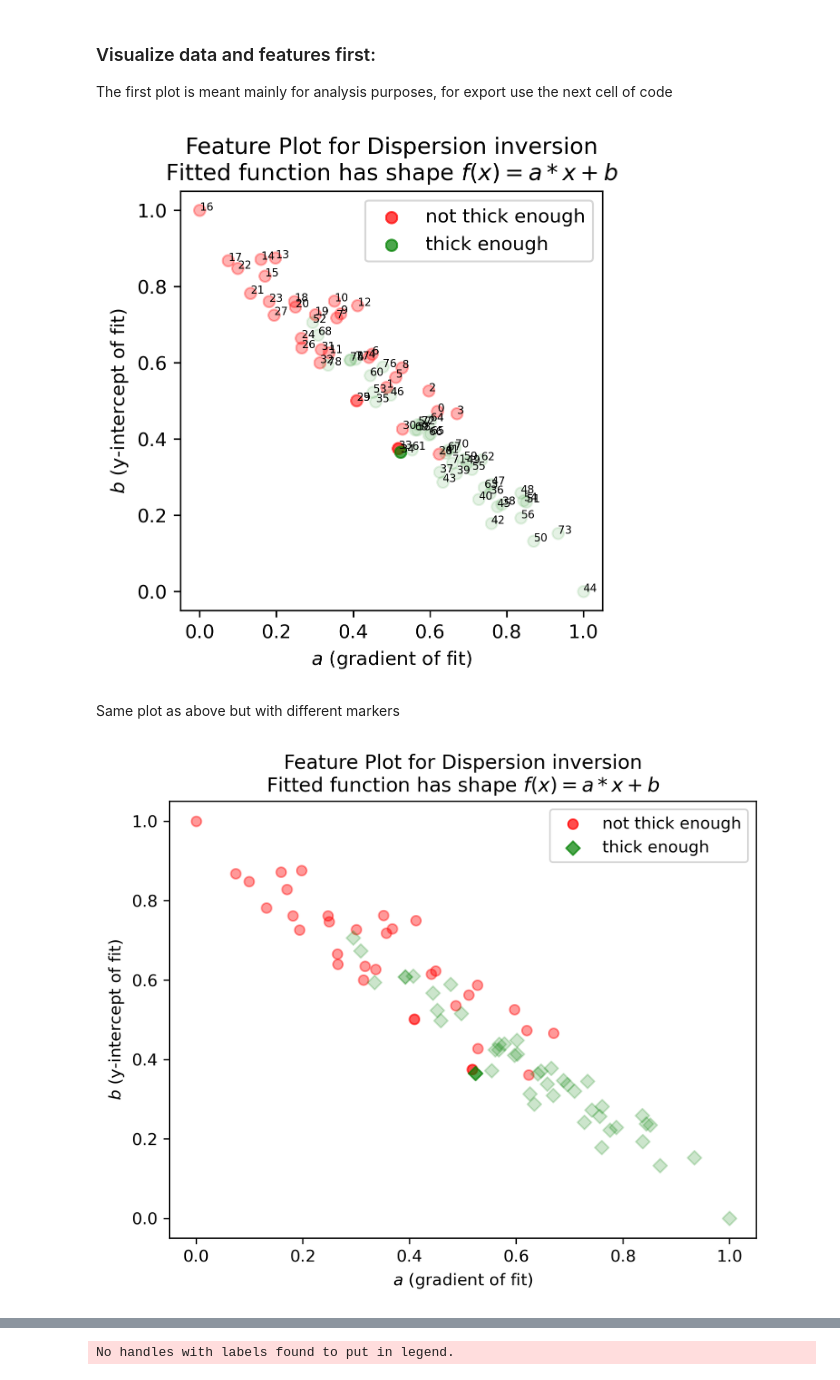
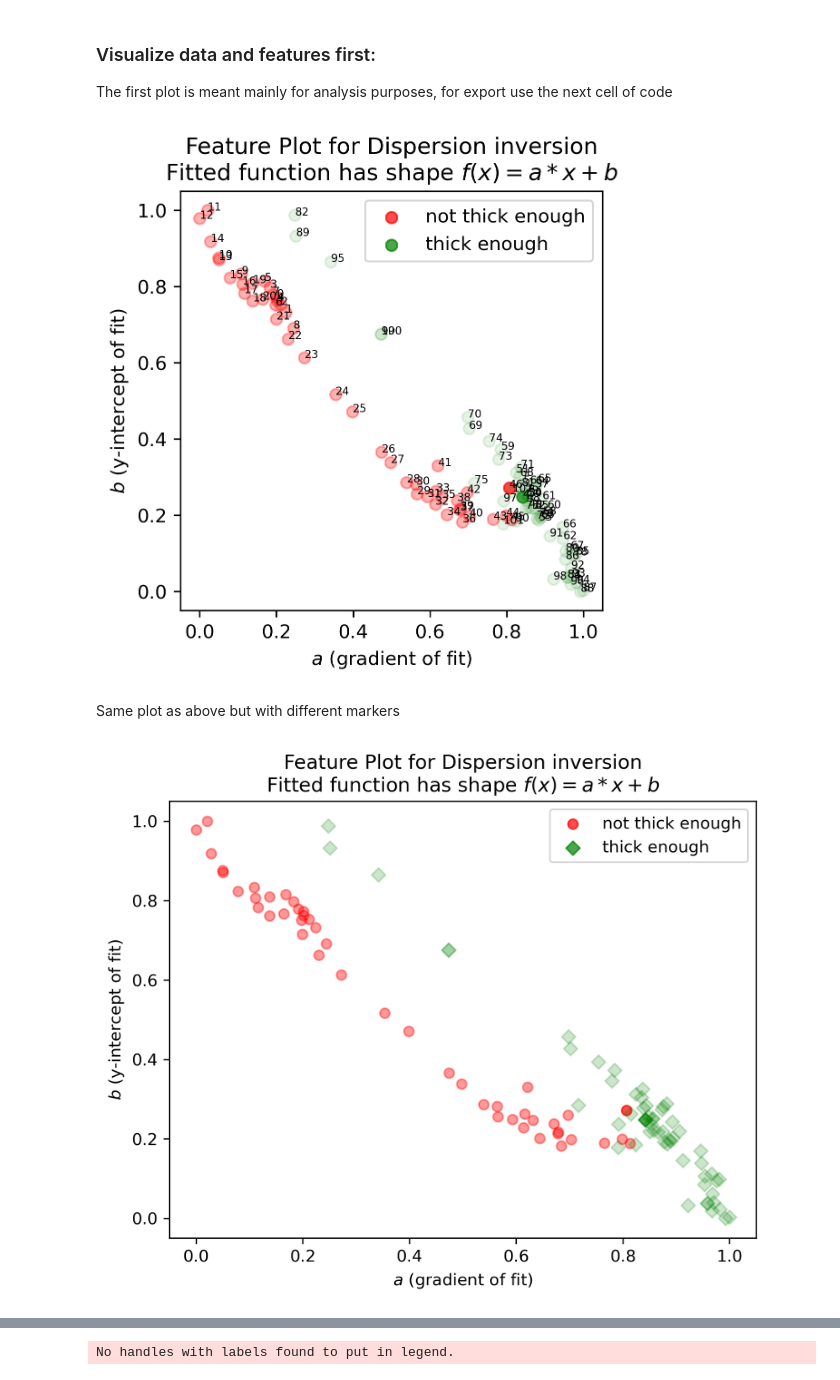
Before and after one commit to sjmxschm/ml_dl_wave_inversion, a Jupyter notebook: analysis_sklearn/analysis_sklearn.ipynb, the cells around one changed output, grey strips where cells are left out. Drawn from its saved outputs; the diff is of its cells as text; code cells hidden in the pictures.

Commit message:
adjusted plots for regression analysis in case of going beyond classification

```diff
--- a/analysis_sklearn/analysis_sklearn.ipynb
+++ b/analysis_sklearn/analysis_sklearn.ipynb
@@ -88,7 +88,8 @@ FileNotFoundError: [WinError 3] Das System kann den angegebenen Pfad nicht finde
 # %% [markdown]
 Load fully locally created dataset from all data:
 # %%
-X, y = load_X_y_data('lin_n_40_k_15_paper_review')  # 'lin_local_v1', 'lin_local_v3'lin_local_in_range', 'lin_n_40_k_15_paper_review', 'lin_local_thesis'
+# X, y = load_X_y_data('lin_n_40_k_15_paper_review')  # 'lin_local_v1', 'lin_local_v3'lin_local_in_range', 'lin_n_40_k_15_paper_review', 'lin_local_thesis'
+X, y = load_X_y_data('export_lin_n_40_k_15_it_1.5_st_1_paper_review')
 y_reg = np.copy(y)
 
 # X, y = X[39:56,:], y[39:56]
@@ -145,7 +146,8 @@ First let us convert y into a vector with only binary class labels ('thick enoug
 # %%
 # print(y)
 assert np.max(y) != 1, 'y already converted to binary class!'
-threshold = 350  #200 #190 #210
+threshold = 200  #350 #200 #190 #210
+y_regression = y
 y = [1 if i > threshold else 0 for i in y]
 # print(y)
 # %%
@@ -189,7 +191,7 @@ if save_publication:
 if not save_publication:
     plt.show()
 # %% [output]
-[figure, old version]
+[figure, new version]
 # %% [markdown]
 Same plot as above but with different markers
 # %%
@@ -197,33 +199,33 @@ c_labels = ['g' if elem == 1 else 'r' for elem in np.copy(y)]
 l_labels = ['not thick enough' if elem == 1 else 'thick enough' for elem in y]
 
 plt.figure(dpi=300)
 
 for idx, x in enumerate(X[0:np.argmax(y)-1]):
     plt.scatter(x[0], x[1], c=c_labels[idx], marker='o', alpha=0.4)
 plt.scatter(X[np.argmax(y)-1,0], X[np.argmax(y)-1,1], c='r',
             label='not thick enough', marker='o', alpha=0.7)
 
 
 plt.scatter(X[np.argmax(y),0], X[np.argmax(y),1], c='g',
             label='thick enough', marker='D', alpha=0.7)
 for idx, x in enumerate(X[np.argmax(y)+1::]):
     plt.scatter(x[0], x[1], c=c_labels[np.argmax(y)+1+idx], marker='D', alpha=0.2)
 
 if not save_publication:
     plt.title('Feature Plot for Dispersion inversion\nFitted function has shape $f(x) = a*x+b$')
 plt.xlabel(r'$a$ (gradient of fit)')
 plt.ylabel(r'$b$ (y-intercept of fit)')
 # plt.axis([0.8,1,0,1])
 plt.legend()
 # plt.legend(bbox_to_anchor=(1.05, 1.0), loc='upper left')
-if False:
+if True:
     # plt.savefig(fig_path / '11092021_Scatter_with_gap_data_htc.png', dpi=400)
-    plt.savefig(fig_path / '11092021_Scatter_without_outliers.png', dpi=400)
+    plt.savefig(fig_path / '12142022_Scatter_new_NMS_features.png', dpi=400)
 if save_publication:
     pub_out_name = f'feature_plot_uniform_dispersion_v2.pgf'
     plt.savefig(fig_path / pub_out_name, backend='pgf', format='pgf', dpi=50)
     plt.savefig(fig_path / str(pub_out_name[0:-3] + 'png'), backend='pgf', format='png', dpi=200)
 if not save_publication:
     plt.show()
 # %% [output]
-[figure, old version]
+[figure, new version]
```
Also changed, not shown: parts of 13 cells of this notebook, 2 other files.
